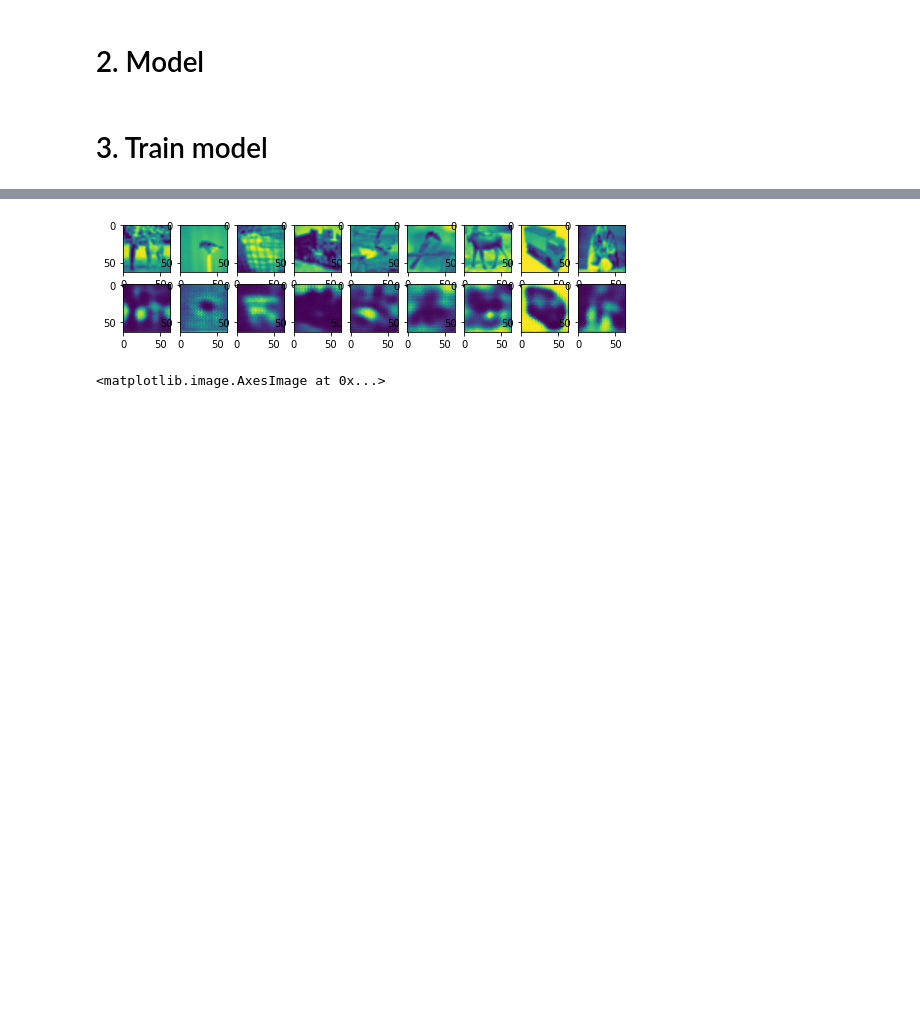
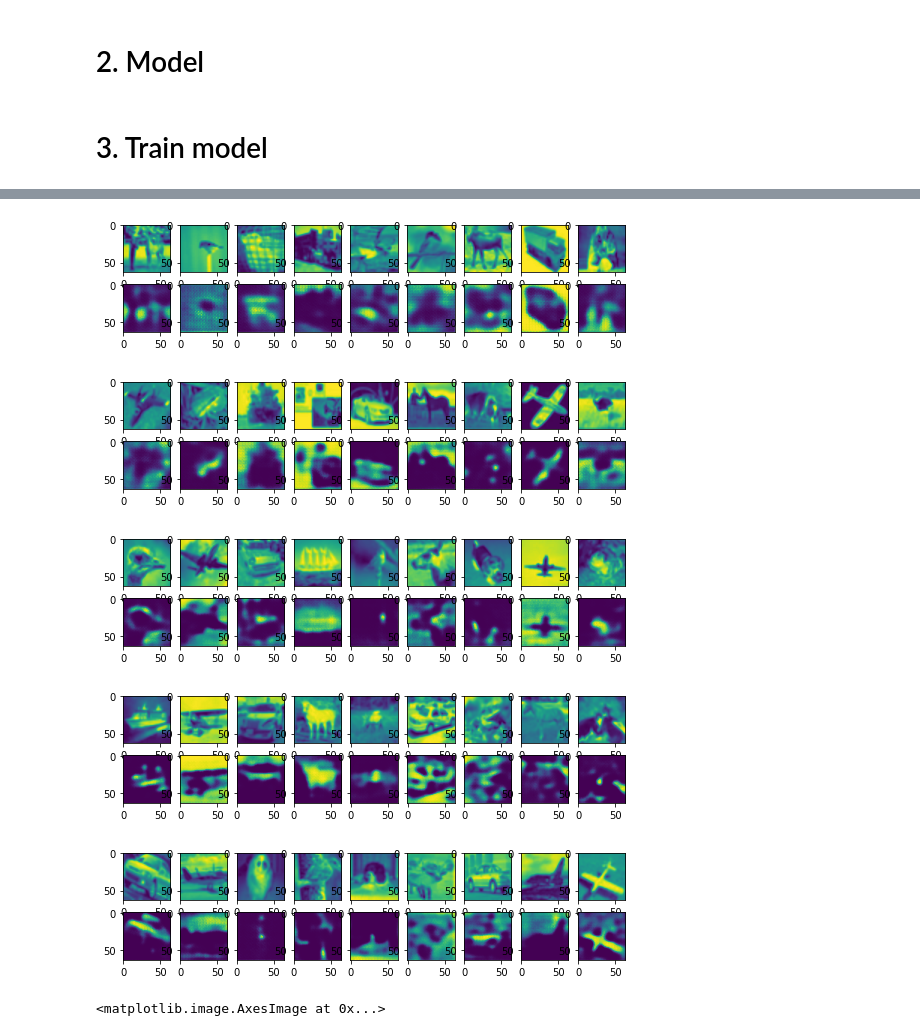
Before and after one commit to trieuneural/CIFAR, a Jupyter notebook: Autoencoder.ipynb, the cells around one changed output, grey strips where cells are left out. Drawn from its saved outputs; the diff is of its cells as text; code cells hidden in the pictures; blank space fills up the shorter version.

```diff
--- a/Autoencoder.ipynb
+++ b/Autoencoder.ipynb
@@ -137,10 +137,11 @@ def train(model, num_epochs=5, learning_rate=1e-3):
             optimizer.step()
             optimizer.zero_grad()
 
-        print('Epoch:{}, Loss:{:.4f}'.format(epoch+1, float(loss)))
+        print('Epoch:{}, Loss:{:.4f}'
+              .format(epoch+1, float(loss)))
         outputs.append((epoch, img, recon),)
     return outputs
 # %%
 model = Autoencoder()
-outputs = train(model, num_epochs=10, learning_rate=1e-4)
+outputs = train(model, num_epochs, lr)
 # %% [output]
@@ -157,19 +151,23 @@ Epoch:10, Loss:0.1361
 # %%
-for k in range(0, num_epochs, 5):
+for k in range(0, num_epochs):
     plt.figure(figsize=(9, 2))
     imgs = outputs[k][1].detach().cpu().numpy()
     recon = outputs[k][2].detach().cpu().numpy()
     for i, item in enumerate(imgs):
         if i >= 9: break
         plt.subplot(2, 9, i+1)
         plt.imshow(item[0])
 
     for i, item in enumerate(recon):
         if i >= 9: break
         plt.subplot(2, 9, 9+i+1)
         plt.imshow(item[0])
 # %% [output]
 [figure]
+[figure, added]
+[figure, added]
+[figure, added]
+[figure, added]
 # %%
 imgs = outputs[num_epochs-1][1].detach().cpu().numpy()
 plt.subplot(1, 2, 1)
```
Also changed, not shown: parts of 1 cell of this notebook, 1 other file.
